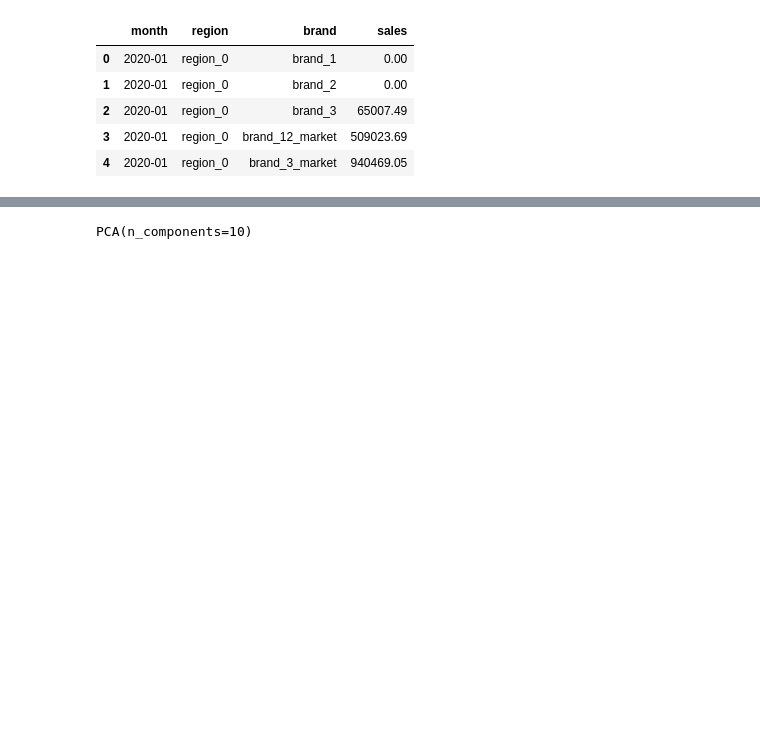
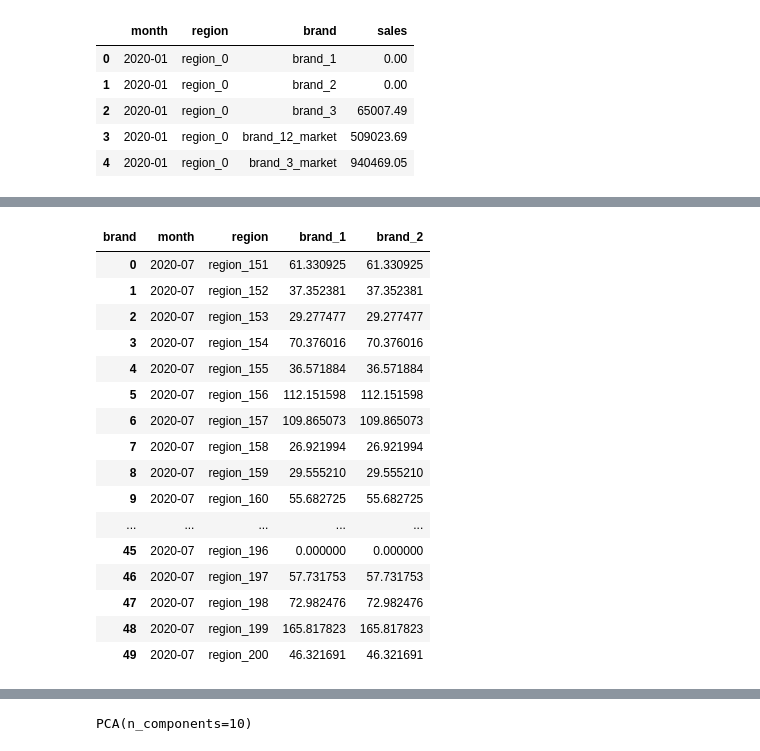
Before and after one commit to Bulbasaurzc/novartis-datathon-2021, a Jupyter notebook: notebooks/99_AS.ipynb, the cells around one changed output, grey strips where cells are left out. Saved outputs shown, nothing was run; the diff lists cells and outputs as text; code cells hidden in the pictures; blank space fills up the shorter version.

```diff
--- a/notebooks/99_AS.ipynb
+++ b/notebooks/99_AS.ipynb
@@ -29,0 +43,21 @@ hcps.head()
+# %%
+s = sub.groupby(['month', 'region', 'brand']).sales.sum().unstack().reset_index()
+s[s.month == '2020-07']
+# %% [output]
+| brand | month | region | brand_1 | brand_2 |
+| 0 | 2020-07 | region_151 | 61.330925 | 61.330925 |
+| 1 | 2020-07 | region_152 | 37.352381 | 37.352381 |
+| 2 | 2020-07 | region_153 | 29.277477 | 29.277477 |
+| 3 | 2020-07 | region_154 | 70.376016 | 70.376016 |
+| 4 | 2020-07 | region_155 | 36.571884 | 36.571884 |
+| 5 | 2020-07 | region_156 | 112.151598 | 112.151598 |
+| 6 | 2020-07 | region_157 | 109.865073 | 109.865073 |
+| 7 | 2020-07 | region_158 | 26.921994 | 26.921994 |
+| 8 | 2020-07 | region_159 | 29.555210 | 29.555210 |
+| 9 | 2020-07 | region_160 | 55.682725 | 55.682725 |
+| ... | ... | ... | ... | ... |
+| 45 | 2020-07 | region_196 | 0.000000 | 0.000000 |
+| 46 | 2020-07 | region_197 | 57.731753 | 57.731753 |
+| 47 | 2020-07 | region_198 | 72.982476 | 72.982476 |
+| 48 | 2020-07 | region_199 | 165.817823 | 165.817823 |
+| 49 | 2020-07 | region_200 | 46.321691 | 46.321691 |
```
Also changed, not shown: parts of 4 cells of this notebook, 12 other files.
